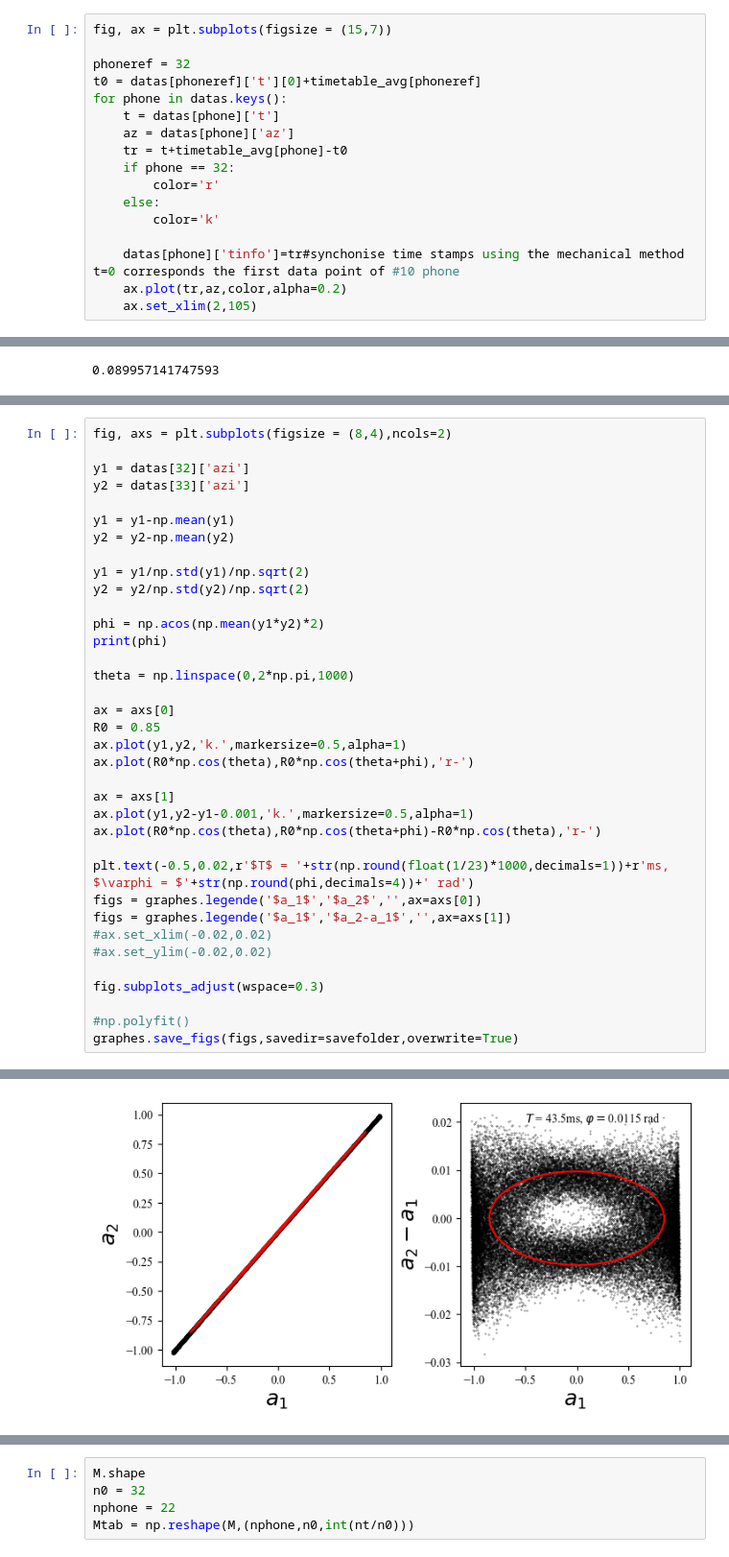
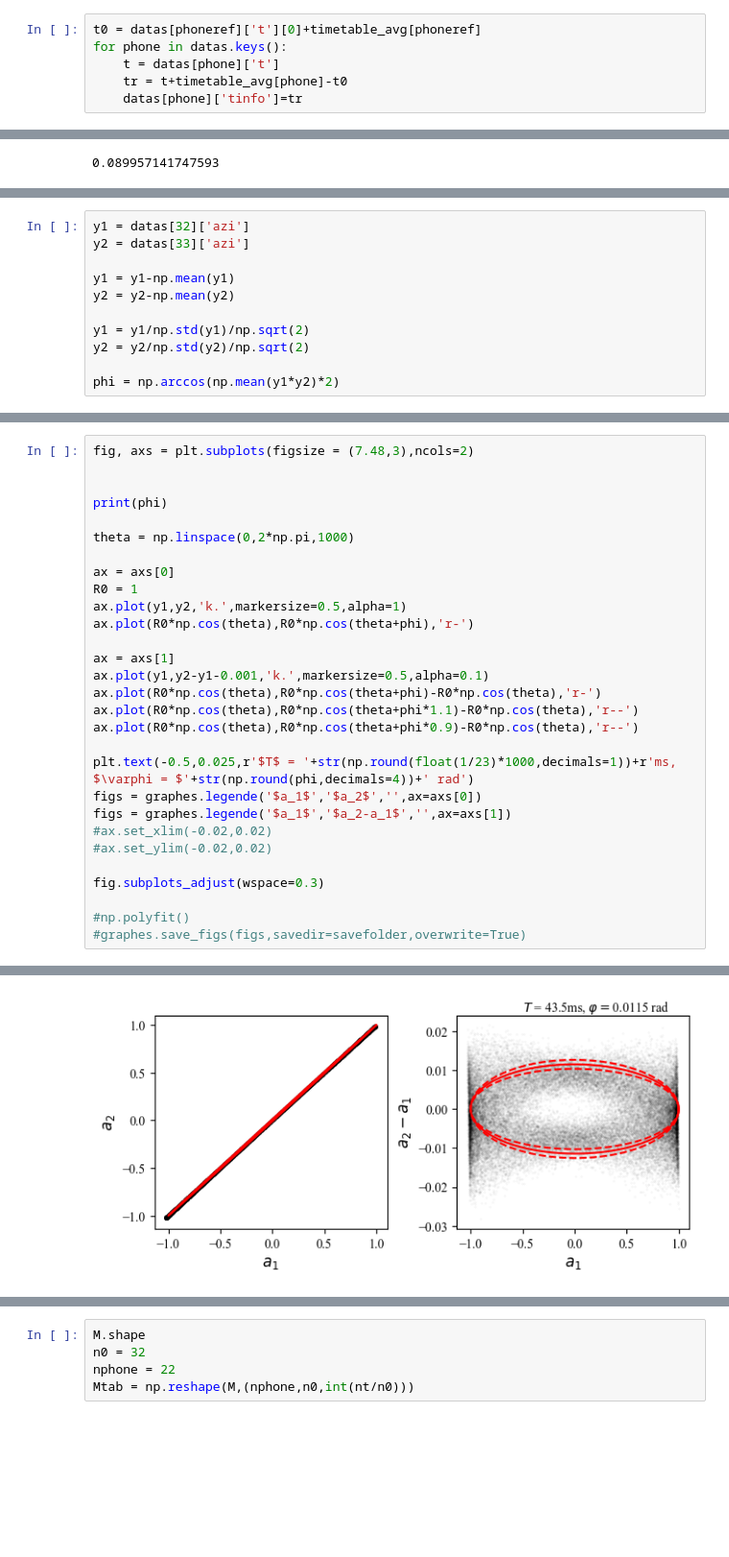
Before and after one commit to Turbotice/icewave, a Jupyter notebook: icewave/phone/Tsync/Sync_phones_170925_phaselocker.ipynb, the cells around one changed output, grey strips where cells are left out. Shown at 96% size. Saved outputs shown, nothing was run; the diff lists cells and outputs as text; blank space fills up the shorter version.

```diff
--- a/icewave/phone/Tsync/Sync_phones_170925_phaselocker.ipynb
+++ b/icewave/phone/Tsync/Sync_phones_170925_phaselocker.ipynb
@@ -335,17 +256,6 @@ print(timetable_avg)
 # %%
-fig, ax = plt.subplots(figsize = (15,7))
-
-phoneref = 32
 t0 = datas[phoneref]['t'][0]+timetable_avg[phoneref]
 for phone in datas.keys():
     t = datas[phone]['t']
-    az = datas[phone]['az']
     tr = t+timetable_avg[phone]-t0
-    if phone == 32:
-        color='r'
-    else:
-        color='k'
-
-    datas[phone]['tinfo']=tr#synchonise time stamps using the mechanical method t=0 corresponds the first data point of #10 phone
-    ax.plot(tr,az,color,alpha=0.2)
-    ax.set_xlim(2,105)
+    datas[phone]['tinfo']=tr
@@ -391,0 +304,11 @@ print(1/np.mean(np.diff(t)))
+# %%
+y1 = datas[32]['azi']
+y2 = datas[33]['azi']
+
+y1 = y1-np.mean(y1)
+y2 = y2-np.mean(y2)
+
+y1 = y1/np.std(y1)/np.sqrt(2)
+y2 = y2/np.std(y2)/np.sqrt(2)
+
+phi = np.arccos(np.mean(y1*y2)*2)
@@ -392,30 +321,23 @@ print(1/np.mean(np.diff(t)))
 # %%
-fig, axs = plt.subplots(figsize = (8,4),ncols=2)
+fig, axs = plt.subplots(figsize = (7.48,3),ncols=2)
 
-y1 = datas[32]['azi']
-y2 = datas[33]['azi']
 
-y1 = y1-np.mean(y1)
-y2 = y2-np.mean(y2)
-
-y1 = y1/np.std(y1)/np.sqrt(2)
-y2 = y2/np.std(y2)/np.sqrt(2)
-
-phi = np.acos(np.mean(y1*y2)*2)
 print(phi)
 
 theta = np.linspace(0,2*np.pi,1000)
 
 ax = axs[0]
-R0 = 0.85
+R0 = 1
 ax.plot(y1,y2,'k.',markersize=0.5,alpha=1)
 ax.plot(R0*np.cos(theta),R0*np.cos(theta+phi),'r-')
 
 ax = axs[1]
-ax.plot(y1,y2-y1-0.001,'k.',markersize=0.5,alpha=1)
+ax.plot(y1,y2-y1-0.001,'k.',markersize=0.5,alpha=0.1)
 ax.plot(R0*np.cos(theta),R0*np.cos(theta+phi)-R0*np.cos(theta),'r-')
+ax.plot(R0*np.cos(theta),R0*np.cos(theta+phi*1.1)-R0*np.cos(theta),'r--')
+ax.plot(R0*np.cos(theta),R0*np.cos(theta+phi*0.9)-R0*np.cos(theta),'r--')
 
-plt.text(-0.5,0.02,r'$T$ = '+str(np.round(float(1/23)*1000,decimals=1))+r'ms, $\varphi = $'+str(np.round(phi,decimals=4))+' rad')
+plt.text(-0.5,0.025,r'$T$ = '+str(np.round(float(1/23)*1000,decimals=1))+r'ms, $\varphi = $'+str(np.round(phi,decimals=4))+' rad')
 figs = graphes.legende('$a_1$','$a_2$','',ax=axs[0])
 figs = graphes.legende('$a_1$','$a_2-a_1$','',ax=axs[1])
 #ax.set_xlim(-0.02,0.02)
@@ -424,5 +346,5 @@ figs = graphes.legende('$a_1$','$a_2-a_1$','',ax=axs[1])
 fig.subplots_adjust(wspace=0.3)
 
 #np.polyfit()
-graphes.save_figs(figs,savedir=savefolder,overwrite=True)
+#graphes.save_figs(figs,savedir=savefolder,overwrite=True)
 # %% [output]
@@ -430 +352 @@ graphes.save_figs(figs,savedir=savefolder,overwrite=True)
-[figure, old version]
+[figure, new version]
```
Also changed, not shown: parts of 20 cells of this notebook, 5 other files.
